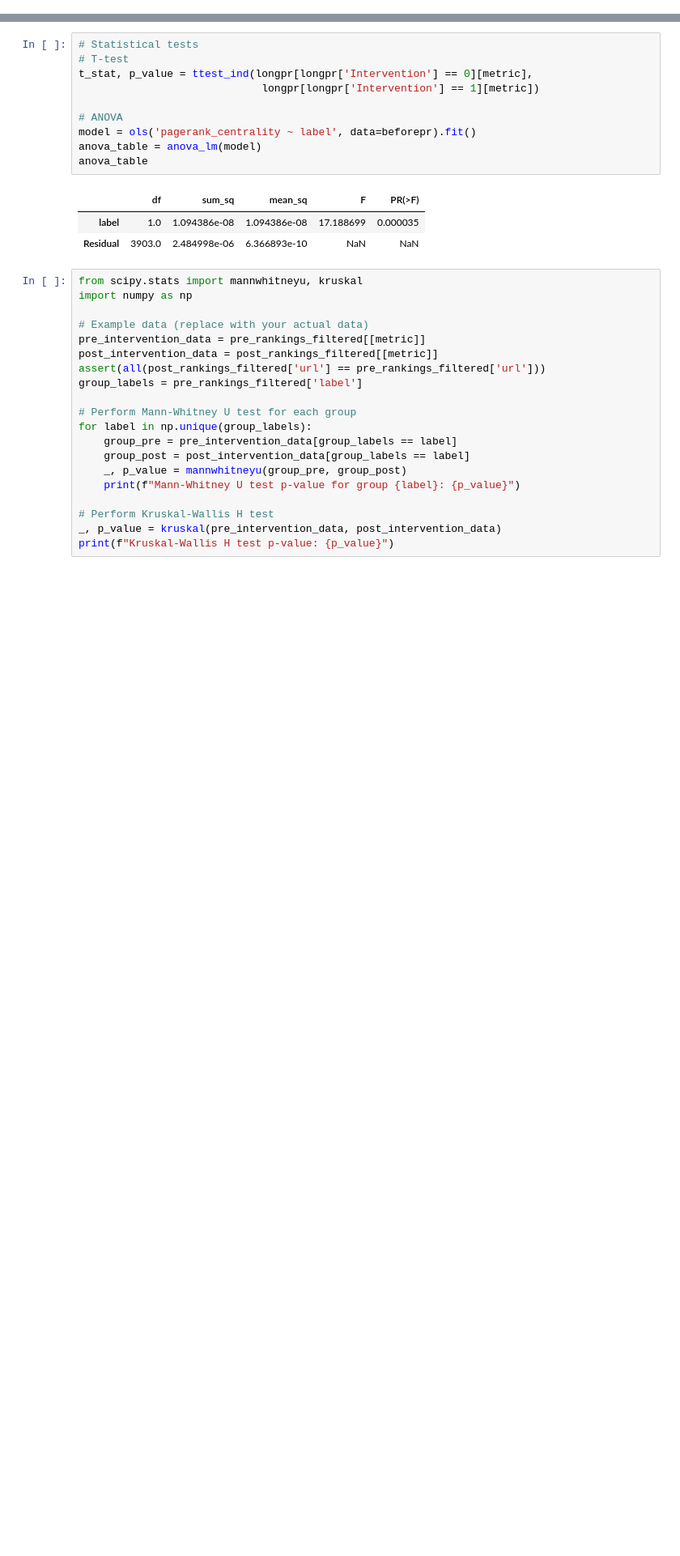
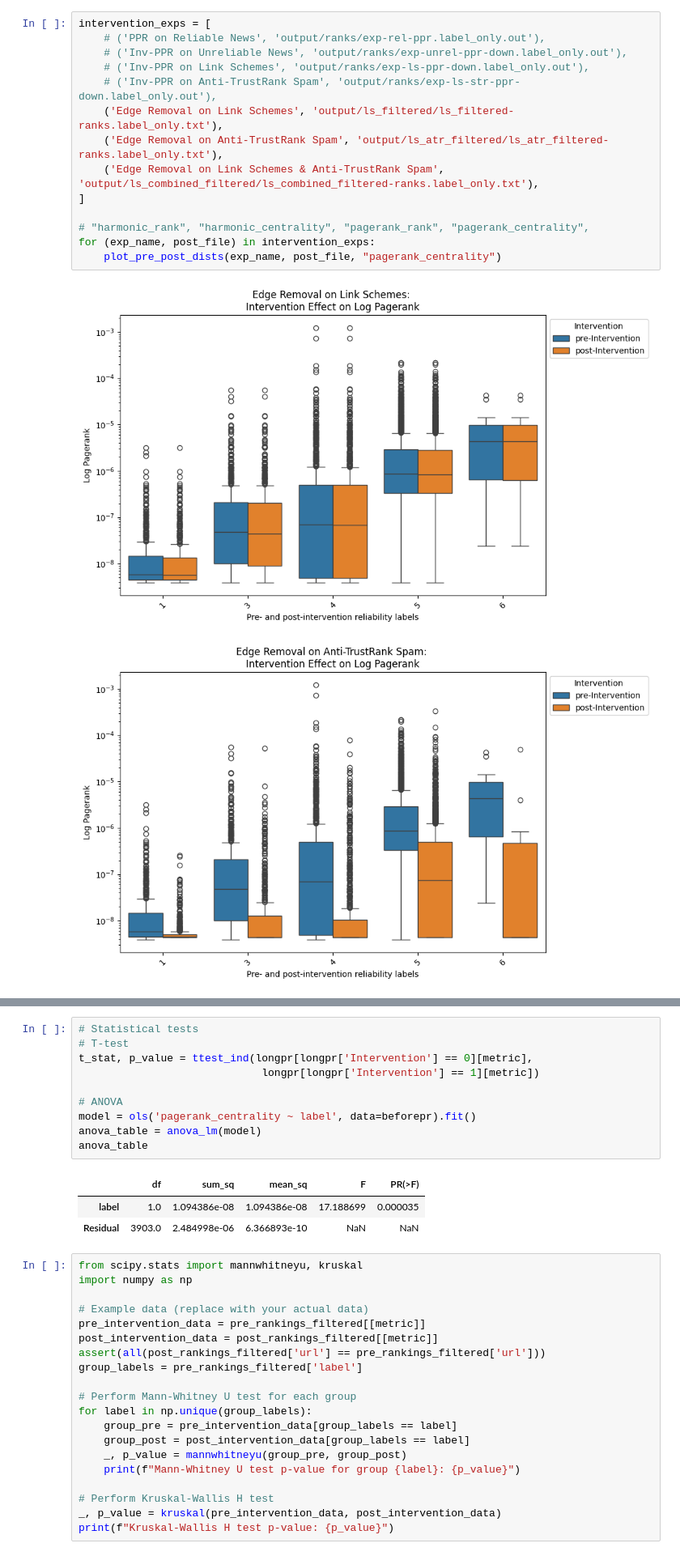
Before and after one commit to PeterCarragher/cc-webgraph, a Jupyter notebook: ranking/ppr_pre_post_plots.ipynb, the cells around one changed output, grey strips where cells are left out. Shown at 81% size. Saved outputs shown, nothing was run; the diff lists cells and outputs as text; blank space fills up the shorter version.

Commit message:
edge deletion bug fix + filter refactor

```diff
--- a/ranking/ppr_pre_post_plots.ipynb
+++ b/ranking/ppr_pre_post_plots.ipynb
@@ -67,0 +65,17 @@ plt.show()
+# %%
+intervention_exps = [
+    # ('PPR on Reliable News', 'output/ranks/exp-rel-ppr.label_only.out'),
+    # ('Inv-PPR on Unreliable News', 'output/ranks/exp-unrel-ppr-down.label_only.out'),
+    # ('Inv-PPR on Link Schemes', 'output/ranks/exp-ls-ppr-down.label_only.out'),
+    # ('Inv-PPR on Anti-TrustRank Spam', 'output/ranks/exp-ls-str-ppr-down.label_only.out'),
+    ('Edge Removal on Link Schemes', 'output/ls_filtered/ls_filtered-ranks.label_only.txt'),
+    ('Edge Removal on Anti-TrustRank Spam', 'output/ls_atr_filtered/ls_atr_filtered-ranks.label_only.txt'),
+    ('Edge Removal on Link Schemes & Anti-TrustRank Spam', 'output/ls_combined_filtered/ls_combined_filtered-ranks.label_only.txt'),
+]
+
+# "harmonic_rank", "harmonic_centrality", "pagerank_rank", "pagerank_centrality",
+for (exp_name, post_file) in intervention_exps:
+    plot_pre_post_dists(exp_name, post_file, "pagerank_centrality")
+# %% [output]
+[figure, added]
+[figure, added]
```
Also changed, not shown: parts of 6 cells of this notebook, 4 other files.
